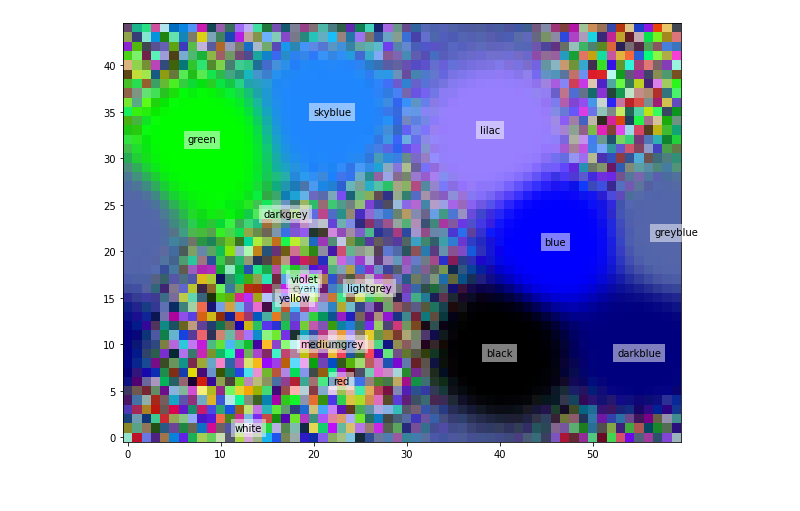
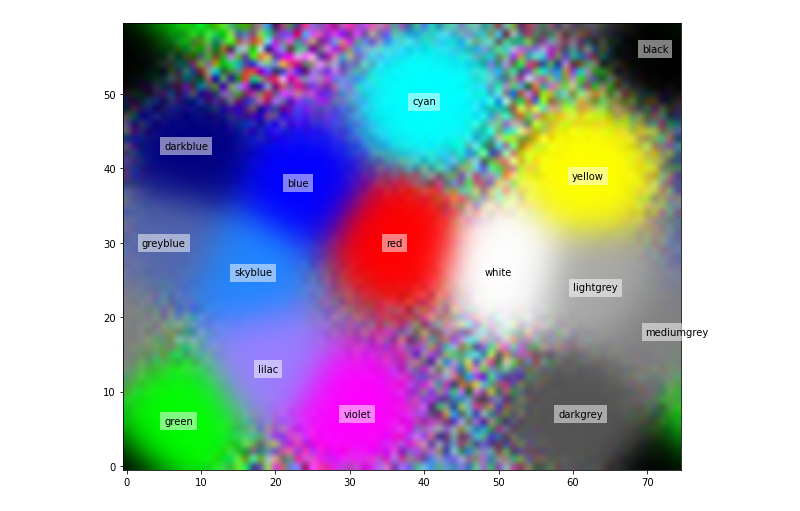
Before and after one commit to antonvladyka/Kohonen_SOM, a Jupyter notebook: kohonen_som.ipynb, the cells around one changed output. Cells and saved outputs as stored; diff of their text form; code cells hidden in the pictures.

```diff
--- a/kohonen_som.ipynb
+++ b/kohonen_som.ipynb
@@ -1,5 +3,6 @@
 # %%
 import numpy as np
 import matplotlib.pyplot as plt
-from math import exp, sqrt
 from tqdm import trange
+plt.rcParams['figure.figsize'] = (10,9)
+plt.rcParams['figure.facecolor'] = (1,1,1,1)
@@ -123,5 +120,3 @@ class SOM():
 # %%
-som = SOM((45,60))
+som = SOM((60,75))
 som.train(colors, 3000)
-som.K.shape
-plt.imshow(som.K,origin='lower')
@@ -131,8 +123,7 @@ plt.imshow(som.K,origin='lower')
 # %%
-pts = som(colors)
-plt.rcParams['figure.figsize'] = (10,9)
-plt.imshow(som.K, origin='lower', interpolation='nearest')
+pts = som(colors) # map each color to its location on the map
+plt.imshow(som.K, origin='lower', interpolation='spline16')
 for i, pt in enumerate(pts):
     plt.text(pt[0], pt[1], color_names[i], va='center', ha='center', bbox=dict(facecolor='white', alpha=0.5, lw=0))
 # %% [output]
-[figure, old version]
+[figure, new version]
```
Also changed, not shown: parts of 48 cells of this notebook.
